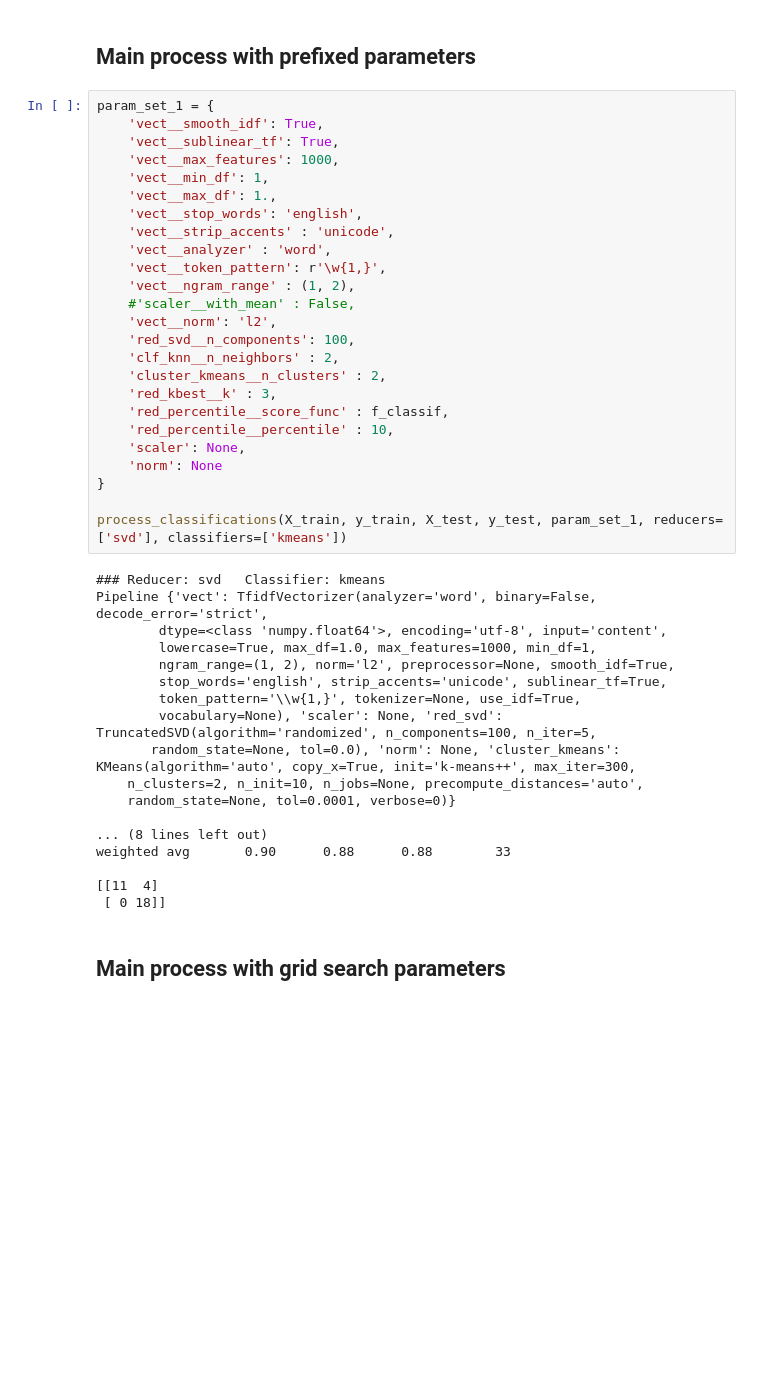
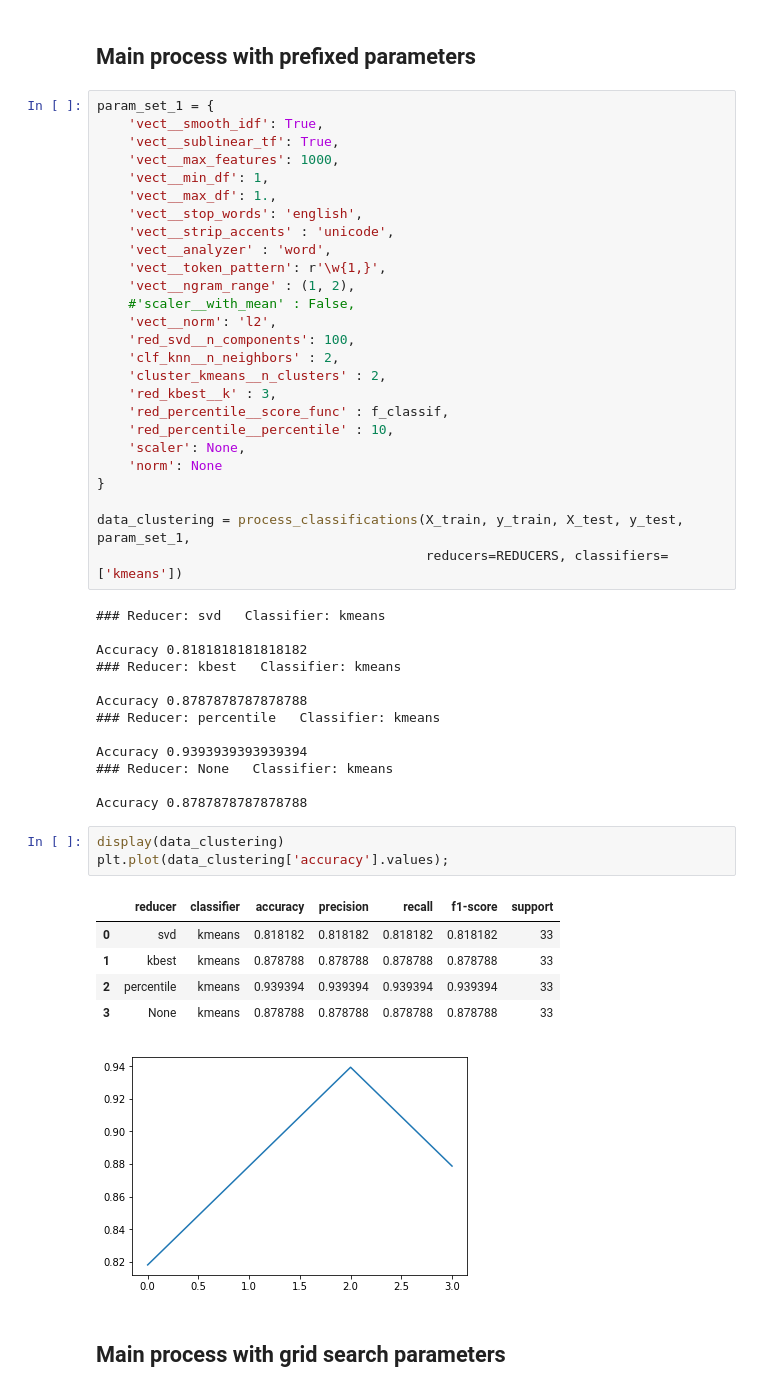
Before and after one commit to nandoide/MINTEX, a Jupyter notebook: TextMining_Assignment.ipynb, the cells around one changed output. Drawn from its saved outputs; the diff is of its cells as text; blank space fills up the shorter version.

```diff
--- a/TextMining_Assignment.ipynb
+++ b/TextMining_Assignment.ipynb
@@ -450,25 +519,31 @@ param_set_1 = {
     'norm': None
 }
 
-process_classifications(X_train, y_train, X_test, y_test, param_set_1, reducers=['svd'], classifiers=['kmeans'])
+data_clustering = process_classifications(X_train, y_train, X_test, y_test, param_set_1,
+                                          reducers=REDUCERS, classifiers=['kmeans'])
 # %% [output]
 ### Reducer: svd   Classifier: kmeans
-Pipeline {'vect': TfidfVectorizer(analyzer='word', binary=False, decode_error='strict',
-        dtype=<class 'numpy.float64'>, encoding='utf-8', input='content',
-        lowercase=True, max_df=1.0, max_features=1000, min_df=1,
-        ngram_range=(1, 2), norm='l2', preprocessor=None, smooth_idf=True,
-        stop_words='english', strip_accents='unicode', sublinear_tf=True,
-        token_pattern='\\w{1,}', tokenizer=None, use_idf=True,
-        vocabulary=None), 'scaler': None, 'red_svd': TruncatedSVD(algorithm='randomized', n_components=100, n_iter=5,
-       random_state=None, tol=0.0), 'norm': None, 'cluster_kmeans': KMeans(algorithm='auto', copy_x=True, init='k-means++', max_iter=300,
-    n_clusters=2, n_init=10, n_jobs=None, precompute_distances='auto',
-    random_state=None, tol=0.0001, verbose=0)}
 
-... (8 lines left out)
-weighted avg       0.90      0.88      0.88        33
+Accuracy 0.8181818181818182
+### Reducer: kbest   Classifier: kmeans
 
-[[11  4]
- [ 0 18]]
+Accuracy 0.8787878787878788
+### Reducer: percentile   Classifier: kmeans
+
+Accuracy 0.9393939393939394
+### Reducer: None   Classifier: kmeans
+
+Accuracy 0.8787878787878788
+# %%
+display(data_clustering)
+plt.plot(data_clustering['accuracy'].values);
+# %% [output]
+|  | reducer | classifier | accuracy | precision | recall | f1-score | support |
+| 0 | svd | kmeans | 0.818182 | 0.818182 | 0.818182 | 0.818182 | 33 |
+| 1 | kbest | kmeans | 0.878788 | 0.878788 | 0.878788 | 0.878788 | 33 |
+| 2 | percentile | kmeans | 0.939394 | 0.939394 | 0.939394 | 0.939394 | 33 |
+| 3 | None | kmeans | 0.878788 | 0.878788 | 0.878788 | 0.878788 | 33 |
+[figure, added]
 # %% [markdown]
 ## Main process with grid search parameters
 # %%
```
Also changed, not shown: parts of 7 cells of this notebook, 2 other files.
